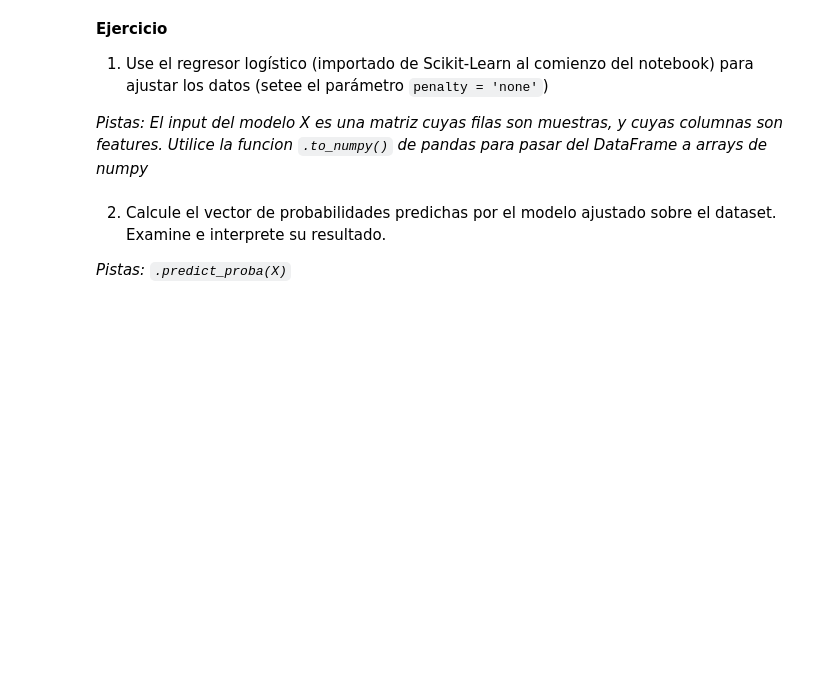
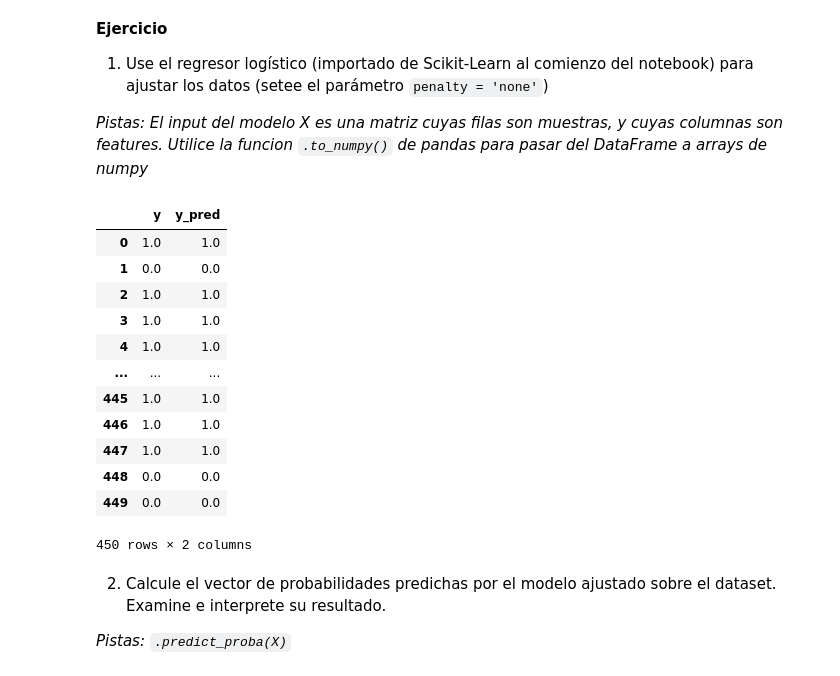
Before and after one commit to cvidalsastre/guias-iia-lcd-unsam, a Jupyter notebook: guias/guia3/Guia_3_ClasificacionBinaria.ipynb, the cells around one changed output. Cells and saved outputs as stored; diff of their text form; code cells hidden in the pictures; blank space fills up the shorter version.

```diff
--- a/guias/guia3/Guia_3_ClasificacionBinaria.ipynb
+++ b/guias/guia3/Guia_3_ClasificacionBinaria.ipynb
@@ -255,3 +251,28 @@ A esta parametrización se la aparea con la funcíon de pérdida de _entropía c
+# %%
+#Tu turno...
+classifier = LogisticRegression()
+
+X = df.iloc[:,[0,1]]
+
+y = df['target']
+classifier.fit(X, y)
+y_pred = classifier.predict(X)
+result = pd.DataFrame({'y': y, 'y_pred': y_pred})
+result
+# %% [output]
+|  | y | y_pred |
+| 0 | 1.0 | 1.0 |
+| 1 | 0.0 | 0.0 |
+| 2 | 1.0 | 1.0 |
+| 3 | 1.0 | 1.0 |
+| 4 | 1.0 | 1.0 |
+| ... | ... | ... |
+| 445 | 1.0 | 1.0 |
+| 446 | 1.0 | 1.0 |
+| 447 | 1.0 | 1.0 |
+| 448 | 0.0 | 0.0 |
+| 449 | 0.0 | 0.0 |
+450 rows × 2 columns
 # %% [markdown]
 2. Calcule el vector de probabilidades predichas por el modelo ajustado sobre el dataset. Examine e interprete su resultado.
 
```
Also changed, not shown: parts of 14 cells of this notebook, 3 other files.
